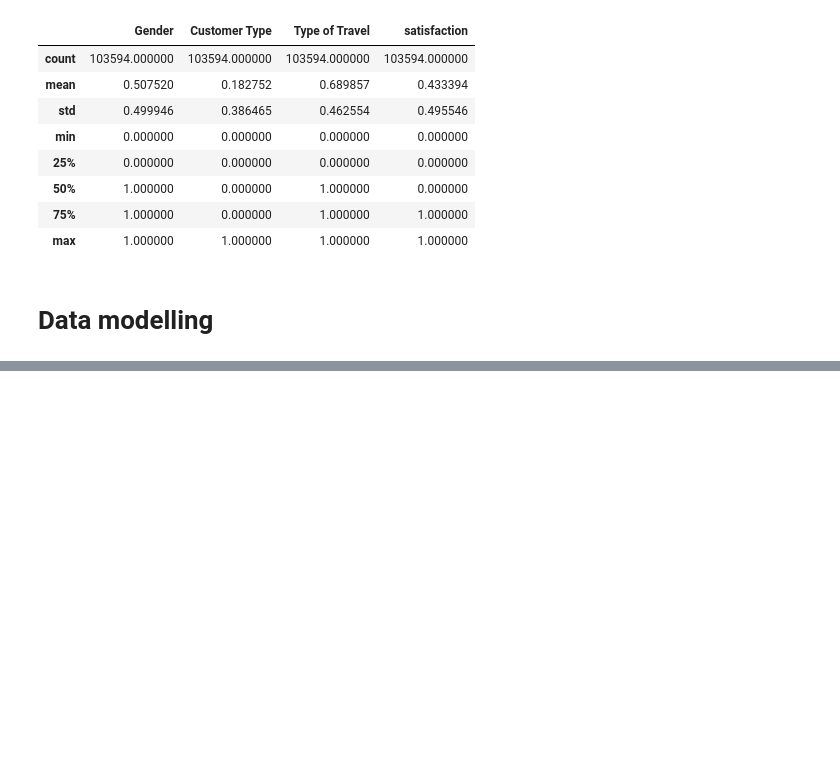
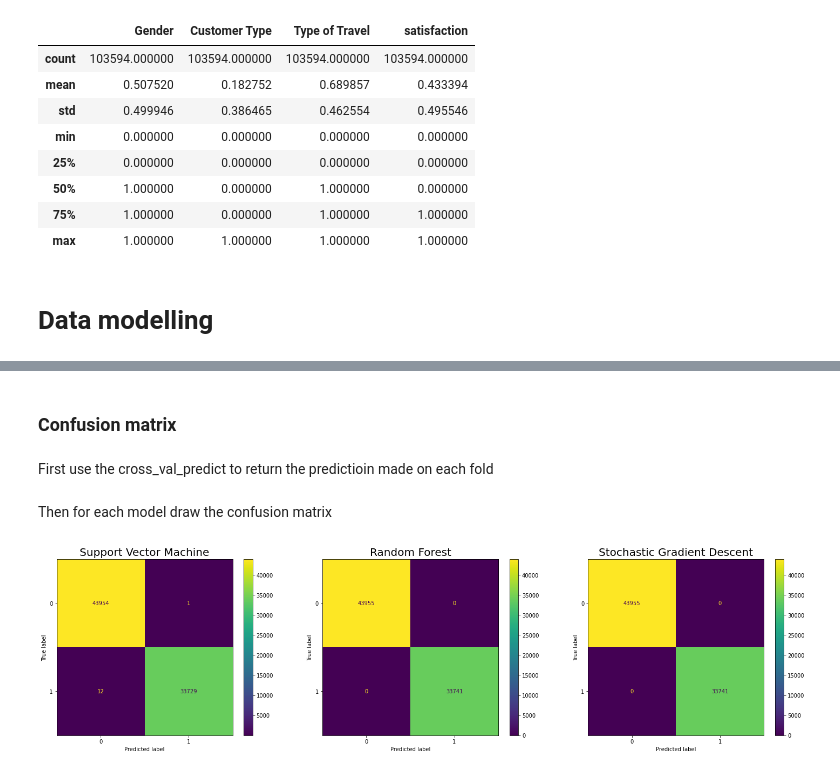
Before and after one commit to qbootstud5/Assignment_3, a Jupyter notebook: notebook.ipynb, the cells around one changed output, grey strips where cells are left out. Saved outputs shown, nothing was run; the diff lists cells and outputs as text; code cells hidden in the pictures; blank space fills up the shorter version.

Commit message:
first draft of the entire notebook

```diff
--- a/notebook.ipynb
+++ b/notebook.ipynb
@@ -308,0 +358,10 @@ data[binary_columns].describe()
+# %%
+# Selecting an item to predict
+testing_index = 0
+quick_result = target_test.iloc[0]
+print(f"The prediction should be: {quick_result} \n")
+
+corresponding_data = data_test.iloc[0]
+
+for key, value in models_dict.items():
+    print(f"The model {key} predicts {value.predict([corresponding_data])[0]}")
@@ -308,0 +379,25 @@ data[binary_columns].describe()
+# %%
+folds_number: int = 5
+
+for key, value in models_dict.items():
+    print(f"The cross validation score for {key} is: {cross_val_score(value, data_training, target_training, cv=folds_number)}")
+# %% [markdown]
+### Confusion matrix
+# %% [markdown]
+First use the cross_val_predict to return the predictioin made on each fold
+# %%
+target_training_prediction_dict: dict = {k: cross_val_predict(v, data_training, target_training, cv=folds_number) for k, v in models_dict.items()}
+# %% [markdown]
+Then for each model draw the confusion matrix
+# %%
+confusion_matrix_dict: dict = {k: confusion_matrix(target_training, v) for k, v in target_training_prediction_dict.items()}
+# %%
+# Draw the confusion matrix:
+fig, axs = plt.subplots(1,3, figsize = (25,6))
+
+for i, key in enumerate(confusion_matrix_dict.keys()):
+    disp = ConfusionMatrixDisplay(confusion_matrix = confusion_matrix_dict[key])
+    axs[i].set_title(key, fontsize = 20)
+    disp.plot(ax=axs[i])
+# %% [output]
+[figure, added]
```
Also changed, not shown: parts of 55 cells of this notebook.
